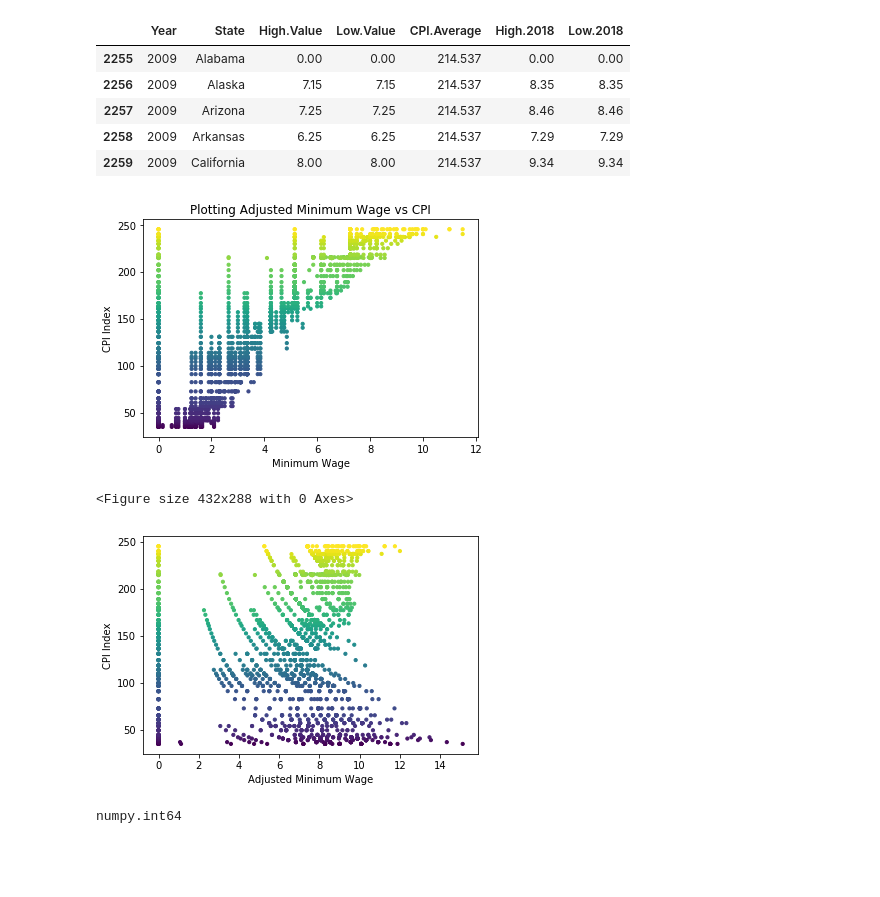
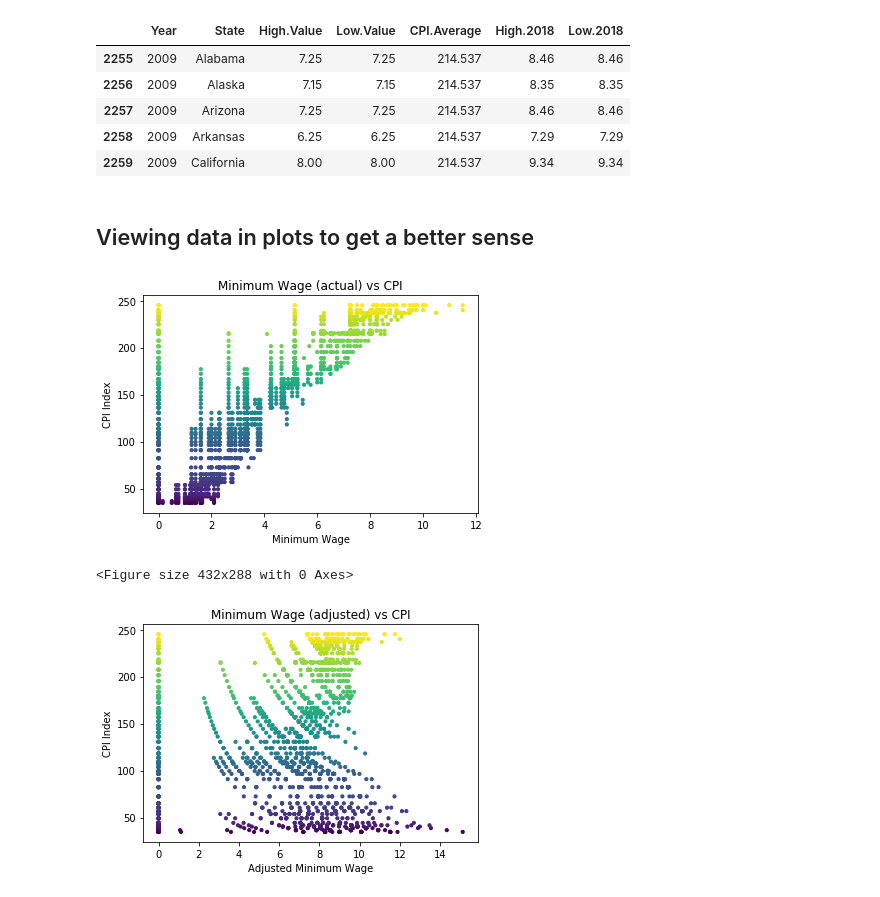
Before and after one commit to SnehaKellogg/Project1_Group5, a Jupyter notebook: ProjectG5.ipynb, the cells around one changed output. Cells and saved outputs as stored; diff of their text form; code cells hidden in the pictures; blank space fills up the shorter version.

Commit message:
Cleaned & updated plots

```diff
--- a/ProjectG5.ipynb
+++ b/ProjectG5.ipynb
@@ -1,14 +6,9 @@
 # %%
-import pandas as pd
-import numpy as np
-import matplotlib.pyplot as plt
-
-#Load in the data
+#Load in wage data
 minimum_wage_data = "Resources/Minimum Wage Data.csv"
-
-
+#encoding error resolution
 minimum_wage_df = pd.read_csv(minimum_wage_data, encoding="ISO-8859-1")
-minimum_wage_df.head()
+#changing state name for coherence
+minimum_wage_df.loc[(minimum_wage_df['State'] == 'District of Columbia'), 'State'] = 'DC'
 
 minimmum_wage_by_state = minimum_wage_df.groupby(["State", "Year"])
-minimmum_wage_by_state.head()
@@ -46,14 +25,15 @@ cmw = mw[mw["Year"]>2008]
 cmw.head()
 # %% [output]
 |  | Year | State | High.Value | Low.Value | CPI.Average | High.2018 | Low.2018 |
-| 2255 | 2009 | Alabama | 0.00 | 0.00 | 214.537 | 0.00 | 0.00 |
+| 2255 | 2009 | Alabama | 7.25 | 7.25 | 214.537 | 8.46 | 8.46 |
 | 2256 | 2009 | Alaska | 7.15 | 7.15 | 214.537 | 8.35 | 8.35 |
 | 2257 | 2009 | Arizona | 7.25 | 7.25 | 214.537 | 8.46 | 8.46 |
 | 2258 | 2009 | Arkansas | 6.25 | 6.25 | 214.537 | 7.29 | 7.29 |
 | 2259 | 2009 | California | 8.00 | 8.00 | 214.537 | 9.34 | 9.34 |
+# %% [markdown]
+## Viewing data in plots to get a better sense
 # %%
 # created new dataframe to drop rows where minimum wage value is 0
-
 mini_data = mw.replace({"High.2018":0},None)
 mini_data1 = mini_data.dropna()
 
@@ -61,40 +41,30 @@ mini_data1 = mini_data.dropna()
 # mini_data2 = mini_data1.groupby(["State" , "Year"])
 # mini_data2.head()
 
-plt.title("Plotting Adjusted Minimum Wage vs CPI")
+plt.title("Minimum Wage (actual) vs CPI")
 plt.xlabel("Minimum Wage")
 plt.ylabel("CPI Index")
 
 c = mini_data1["Year"]
 plt.scatter(mini_data1["High.Value"], mini_data1["CPI.Average"], c=c, s=10)
 plt.show()
-plt.savefig("non-adjusted minimum wage.png")
+plt.savefig("plots/Actual Min wage with CPI.png")
 # %% [output]
-[figure, old version]
+[figure, new version]
 <Figure size 432x288 with 0 Axes>
 # %%
-# dropped rows with missing values
-
-mini_data = mw.replace({"High.2018":0},None )
-mini_data1 = mini_data.dropna()
-
-
 plt.xlabel("Adjusted Minimum Wage")
 plt.ylabel("CPI Index")
-
+plt.title("Minimum Wage (adjusted) vs CPI")
 c = mini_data1["Year"]
 plt.scatter(mini_data1["High.2018"], mini_data1["CPI.Average"], c=c, s=10)
-plt.savefig("2018 adjusted minimum wage vs CPI.png")
+plt.savefig("plots/Adjusted minimum wage vs CPI.png")
 # %% [output]
-[figure, old version]
+[figure, new version]
 # %%
 # Merging data frames
-
-
 Uemp_min_wage = pd.merge(unemployment_df, cmw, how="left", on=["Year", "State"])
-type(Uemp_min_wage["Year"][0])
+#type(Uemp_min_wage["Year"][0])
 # Uemp_min_wage
-# %% [output]
-numpy.int64
 # %%
 # read in the crime data
```
Also changed, not shown: parts of 9 cells of this notebook, 24 other files.
